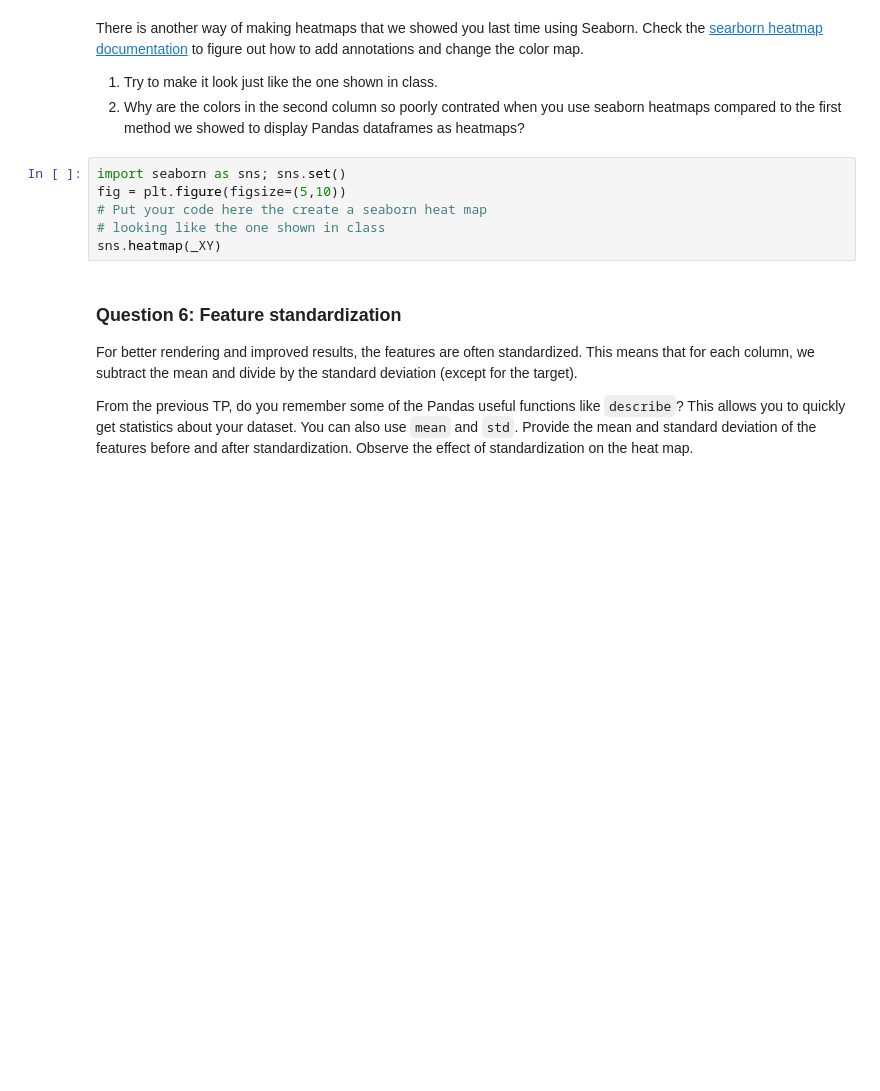
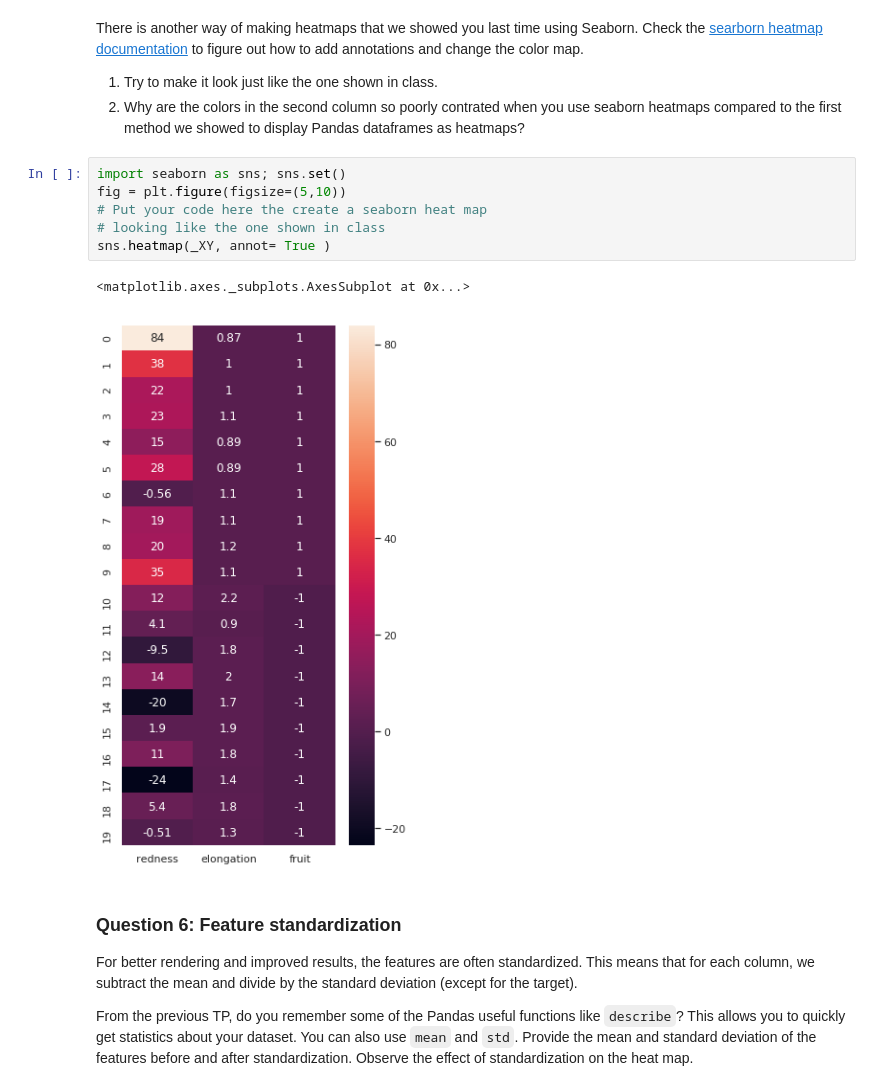
Before and after one commit to MyNameIsVeryOriginal/info232, a Jupyter notebook: TP1/TP1.ipynb, the cells around one changed output. Cells and saved outputs as stored; diff of their text form; blank space fills up the shorter version.

```diff
--- a/TP1/TP1.ipynb
+++ b/TP1/TP1.ipynb
@@ -310,9 +310,12 @@ There is another way of making heatmaps that we showed you last time using Seabo
 # %%
 import seaborn as sns; sns.set()
 fig = plt.figure(figsize=(5,10))
 # Put your code here the create a seaborn heat map
 # looking like the one shown in class
-sns.heatmap(_XY)
+sns.heatmap(_XY, annot= True )
+# %% [output]
+<matplotlib.axes._subplots.AxesSubplot at 0x...>
+[figure, added]
 # %% [markdown]
 ### Question 6: Feature standardization
 For better rendering and improved results, the features are often standardized. This means that for each column, we subtract the mean and divide by the standard deviation (except for the target).
```
Also changed, not shown: parts of 16 cells of this notebook.
